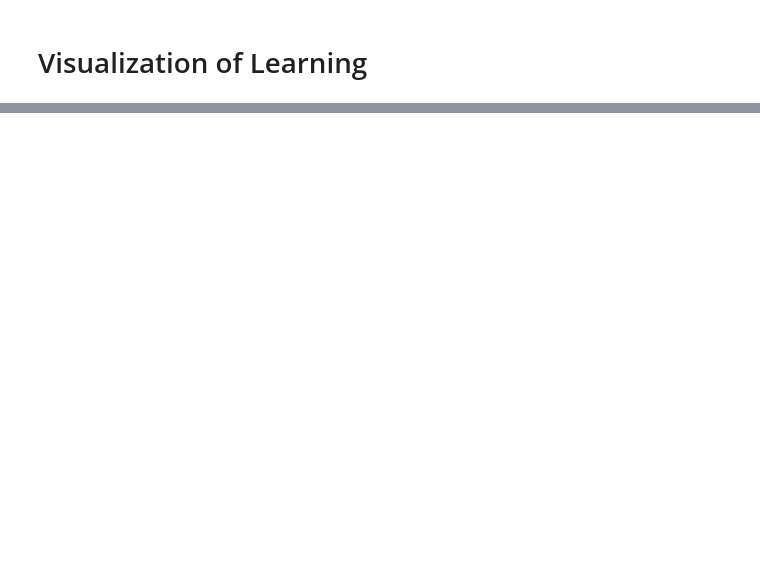
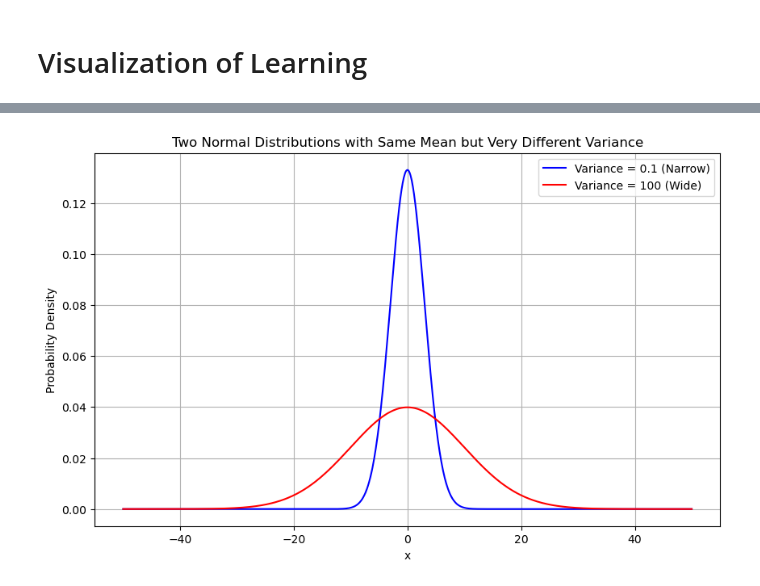
Before and after one commit to erzhu419/LSTM-RL, a Jupyter notebook: plot.ipynb, the cells around one changed output, grey strips where cells are left out. Cells and saved outputs as stored; diff of their text form; code cells hidden in the pictures; blank space fills up the shorter version.

```diff
--- a/plot.ipynb
+++ b/plot.ipynb
@@ -126,0 +202,30 @@ findfont: Generic family 'sans-serif' not found because none of the following fa
+# %%
+
+import numpy as np
+import matplotlib.pyplot as plt
+
+# 设置随机种子（可选，确保可复现）
+np.random.seed(0)
+
+# 参数设置
+mean = 0
+std_small = 3  # 方差 = 0.1，因此标准差是 sqrt(0.1)
+std_large = 10     # 方差 = 100
+
+# 生成数据
+x = np.linspace(-50, 50, 1000)
+y_small = (1 / (std_small * np.sqrt(2 * np.pi))) * np.exp(-0.5 * ((x - mean) / std_small)**2)
+y_large = (1 / (std_large * np.sqrt(2 * np.pi))) * np.exp(-0.5 * ((x - mean) / std_large)**2)
+
+# 绘图
+plt.figure(figsize=(10, 6))
+plt.plot(x, y_small, label='Variance = 0.1 (Narrow)', color='blue')
+plt.plot(x, y_large, label='Variance = 100 (Wide)', color='red')
+plt.title('Two Normal Distributions with Same Mean but Very Different Variance')
+plt.xlabel('x')
+plt.ylabel('Probability Density')
+plt.legend()
+plt.grid(True)
+plt.show()
+# %% [output]
+[figure, added]
```
Also changed, not shown: parts of 8 cells of this notebook, 7 other files.
